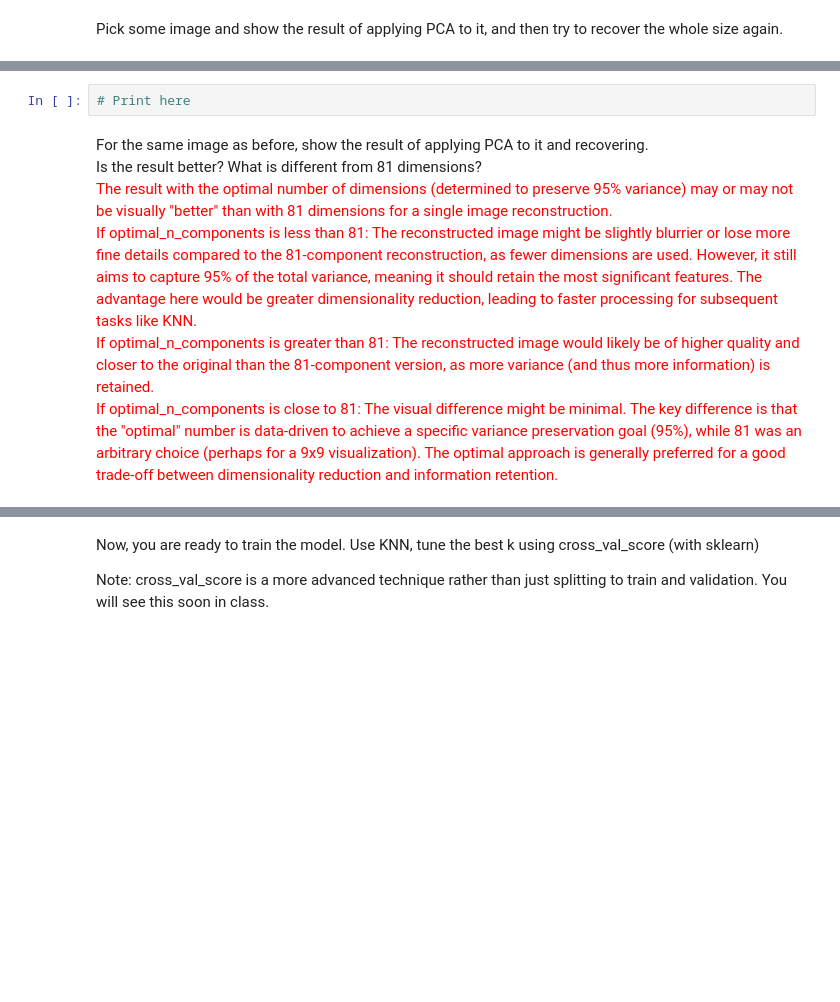
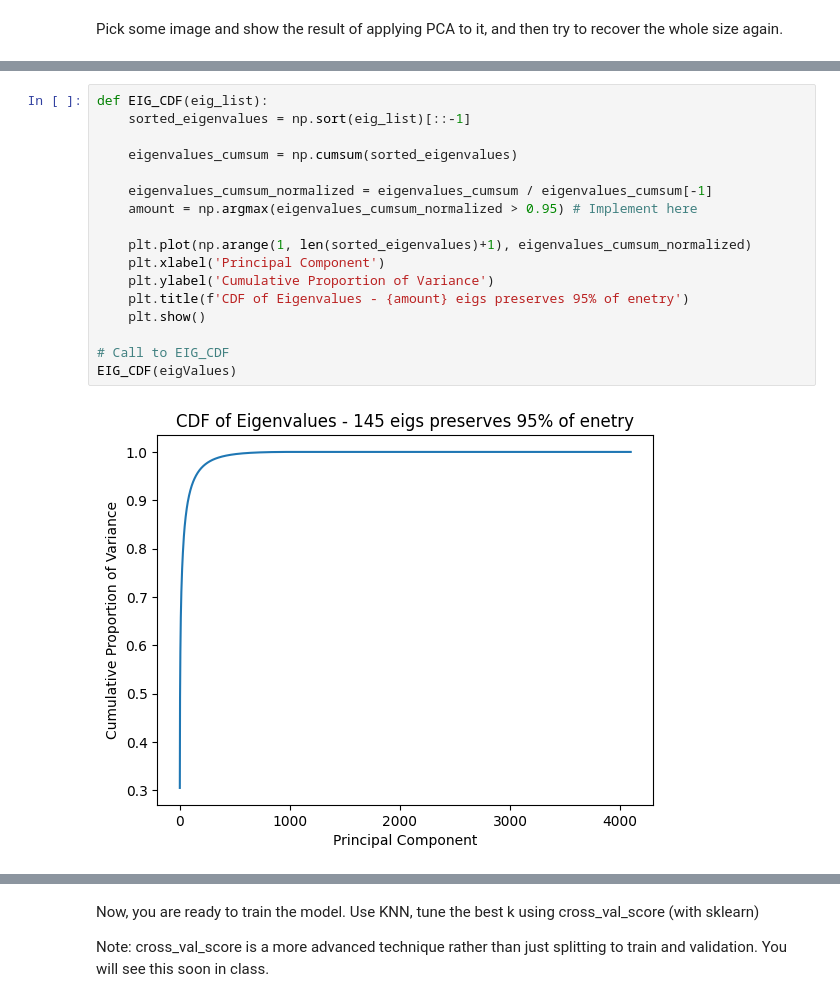
Before and after one commit to MahmoudAbade/ML-HW, a Jupyter notebook: HW3.ipynb, the cells around one changed output, grey strips where cells are left out. Saved outputs shown, nothing was run; the diff lists cells and outputs as text; blank space fills up the shorter version.

```diff
--- a/HW3.ipynb
+++ b/HW3.ipynb
@@ -755,12 +703,22 @@ Before training the model, use plot_eigenvalues insider PCA, that given eigenval
 ![Picture1.jpg](https://encrypted-tbn1.gstatic.com/images?q=tbn:ANd9GcS3mOZk1x4X3ap9nuMnst5W5pMgOXF8r3Tmx1QcFX9mba_lleuB)
 
 As seen in the tutorials, we use them to see how much "energy" we preserve from the data. Use this to choose optimal dimension to reduce into, such the preserves 95% of the energy.
-# %%
-# Print here
-# %% [markdown]
-For the same image as before, show the result of applying PCA to it and recovering.<br/>
-Is the result better? What is different from 81 dimensions? <br/>
-<font color='red'>The result with the optimal number of dimensions (determined to preserve 95% variance) may or may not be visually "better" than with 81 dimensions for a single image reconstruction.<br/>
-If optimal_n_components is less than 81: The reconstructed image might be slightly blurrier or lose more fine details compared to the 81-component reconstruction, as fewer dimensions are used. However, it still aims to capture 95% of the total variance, meaning it should retain the most significant features. The advantage here would be greater dimensionality reduction, leading to faster processing for subsequent tasks like KNN.<br/>
-If optimal_n_components is greater than 81: The reconstructed image would likely be of higher quality and closer to the original than the 81-component version, as more variance (and thus more information) is retained.<br/>
-If optimal_n_components is close to 81: The visual difference might be minimal. The key difference is that the "optimal" number is data-driven to achieve a specific variance preservation goal (95%), while 81 was an arbitrary choice (perhaps for a 9x9 visualization). The optimal approach is generally preferred for a good trade-off between dimensionality reduction and information retention.</font>
+# %%
+def EIG_CDF(eig_list):
+	sorted_eigenvalues = np.sort(eig_list)[::-1]
+
+	eigenvalues_cumsum = np.cumsum(sorted_eigenvalues)
+
+	eigenvalues_cumsum_normalized = eigenvalues_cumsum / eigenvalues_cumsum[-1]
+	amount = np.argmax(eigenvalues_cumsum_normalized > 0.95) # Implement here
+
+	plt.plot(np.arange(1, len(sorted_eigenvalues)+1), eigenvalues_cumsum_normalized)
+	plt.xlabel('Principal Component')
+	plt.ylabel('Cumulative Proportion of Variance')
+	plt.title(f'CDF of Eigenvalues - {amount} eigs preserves 95% of enetry')
+	plt.show()
+
+# Call to EIG_CDF
+EIG_CDF(eigValues)
+# %% [output]
+[figure, added]
```
Also changed, not shown: parts of 31 cells of this notebook.
